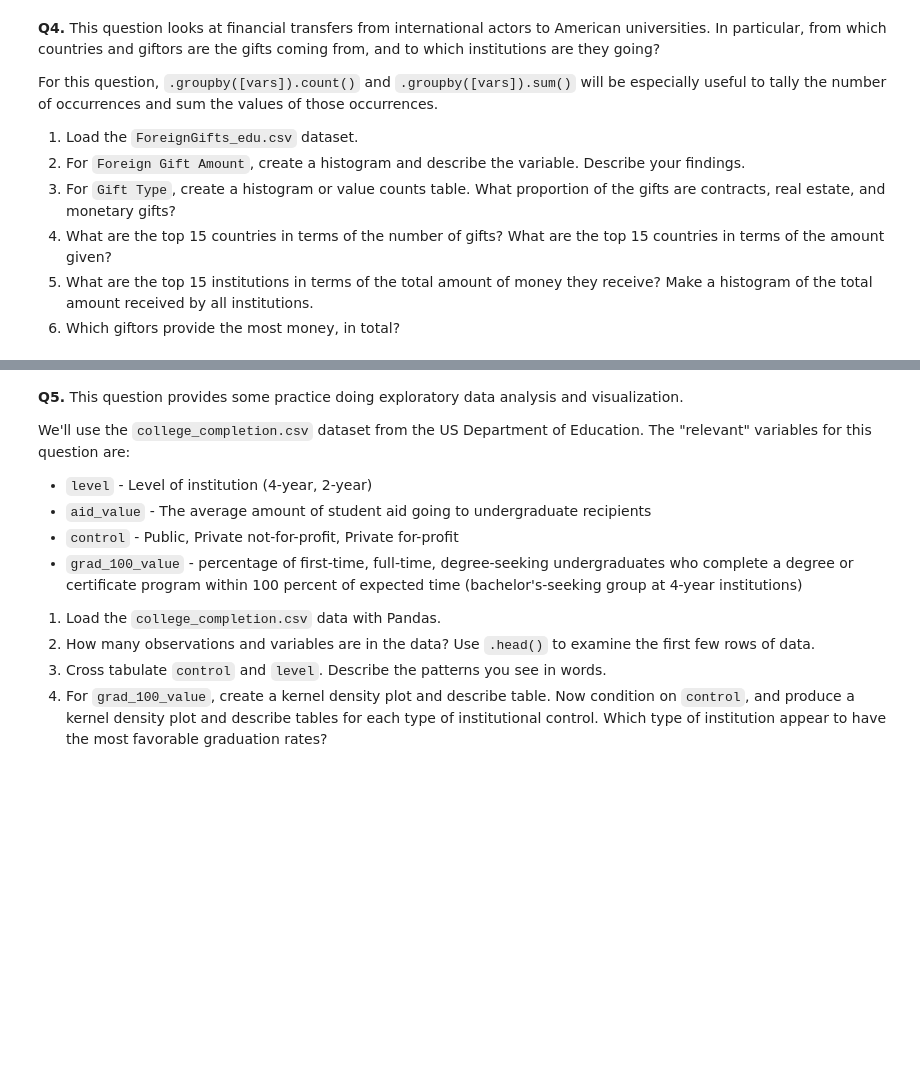
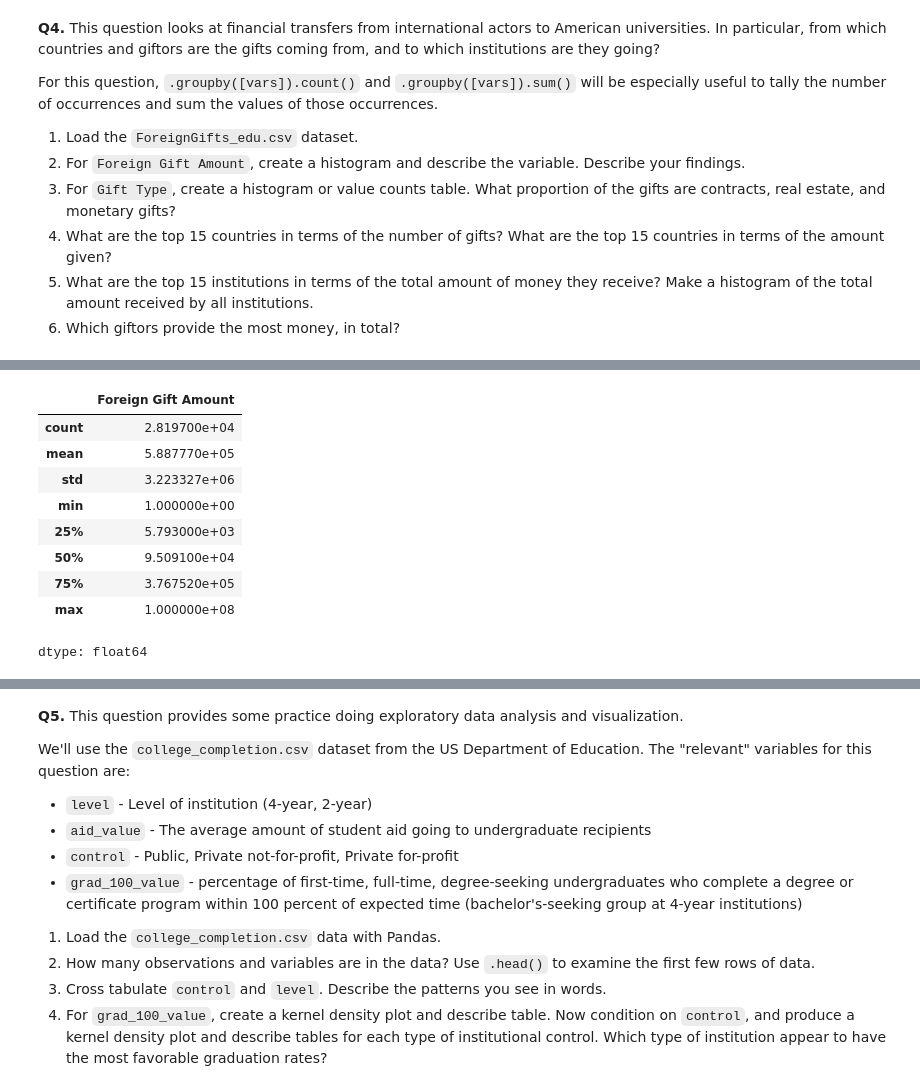
Before and after one commit to SafaaMahbub/undergrad_ml_assignments, a Jupyter notebook: 01_assignment_wrangling_and_eda.ipynb, the cells around one changed output, grey strips where cells are left out. Drawn from its saved outputs; the diff is of its cells as text; code cells hidden in the pictures; blank space fills up the shorter version.

```diff
--- a/01_assignment_wrangling_and_eda.ipynb
+++ b/01_assignment_wrangling_and_eda.ipynb
@@ -233,0 +292,13 @@ dtype: float64
+# %%
+df_po['Foreign Gift Amount'].describe()
+# %% [output]
+|  | Foreign Gift Amount |
+| count | 2.819700e+04 |
+| mean | 5.887770e+05 |
+| std | 3.223327e+06 |
+| min | 1.000000e+00 |
+| 25% | 5.793000e+03 |
+| 50% | 9.509100e+04 |
+| 75% | 3.767520e+05 |
+| max | 1.000000e+08 |
+dtype: float64
```
Also changed, not shown: parts of 12 cells of this notebook.
